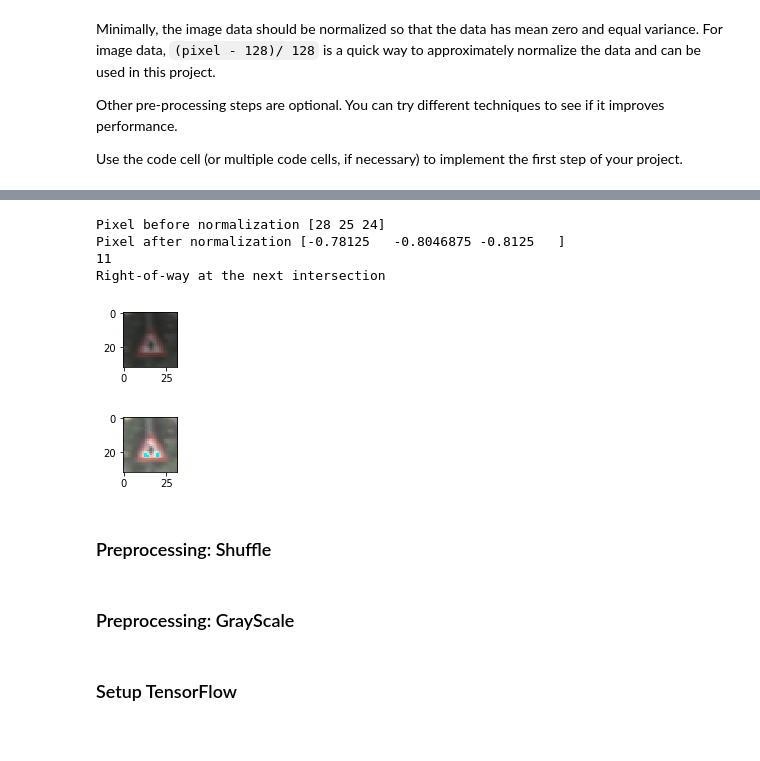
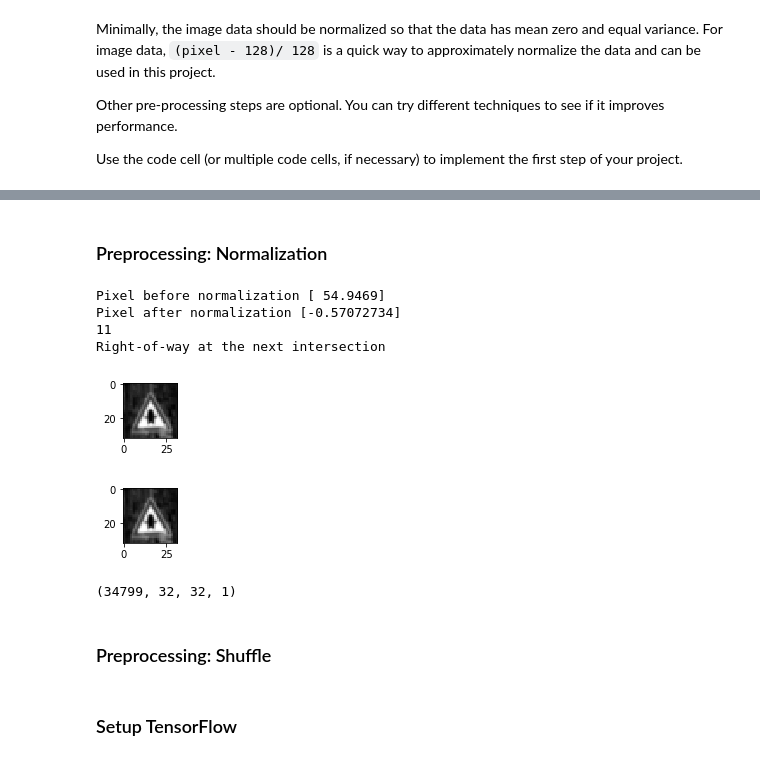
Before and after one commit to kambliketan/Self_Driving_Car_Traffic_Sign_Classifier, a Jupyter notebook: Traffic_Sign_Classifier.ipynb, the cells around one changed output, grey strips where cells are left out. Cells and saved outputs as stored; diff of their text form; code cells hidden in the pictures.

```diff
--- a/Traffic_Sign_Classifier.ipynb
+++ b/Traffic_Sign_Classifier.ipynb
@@ -166,47 +217,55 @@ Use the code cell (or multiple code cells, if necessary) to implement the first
+# %% [markdown]
+### Preprocessing: Normalization
 # %%
 ### Preprocess the data here. It is required to normalize the data. Other preprocessing steps could include
 ### converting to grayscale, etc.
 ### Feel free to use as many code cells as needed.
 
 def normalize(image_data):
     image_data = image_data.astype('float64')
     return (image_data - 128) / 128
 
-pixel = X_train[0][0][0]
+# Print a pixel before normalization
+pixel = X_train[8888][0][0]
 print('Pixel before normalization ' + str(pixel))
 
-# Plot image
-index = random.randint(0, len(X_train))
+# Plot image before normalization
+index = 8888
+#random.randint(0, len(X_train))
 img = X_train[index]
 plt.figure(figsize=(1,1))
-plt.imshow(img)
+plt.imshow(img.squeeze(), cmap="gray")
 
+# do normalization
 X_train = normalize(X_train)
 X_valid = normalize(X_valid)
 X_test = normalize(X_test)
 
-pixel = X_train[0][0][0]
+# print a pixel after normalization
+pixel = X_train[8888][0][0]
 print('Pixel after normalization ' + str(pixel))
 
 # Plot normalized image (just out of curiosity)
 img1 = X_train[index]
 plt.figure(figsize=(1,1))
-plt.imshow(img1)
+plt.imshow(img1.squeeze(), cmap="gray")
 
 print(y_train[index])
 print(label_strings[y_train[index]])
 # %% [output]
-Pixel before normalization [28 25 24]
-Pixel after normalization [-0.78125   -0.8046875 -0.8125   ]
+Pixel before normalization [ 54.9469]
+Pixel after normalization [-0.57072734]
 11
 Right-of-way at the next intersection
-[figure, old version]
+[figure, new version]
-[figure, old version]
+[figure, new version]
+# %%
+print(X_train.shape)
+# %% [output]
+(34799, 32, 32, 1)
 # %% [markdown]
 ### Preprocessing: Shuffle
 # %%
 from sklearn.utils import shuffle
 
 X_train, y_train = shuffle(X_train, y_train)
-# %% [markdown]
-### Preprocessing: GrayScale
```
Also changed, not shown: parts of 12 cells of this notebook.
